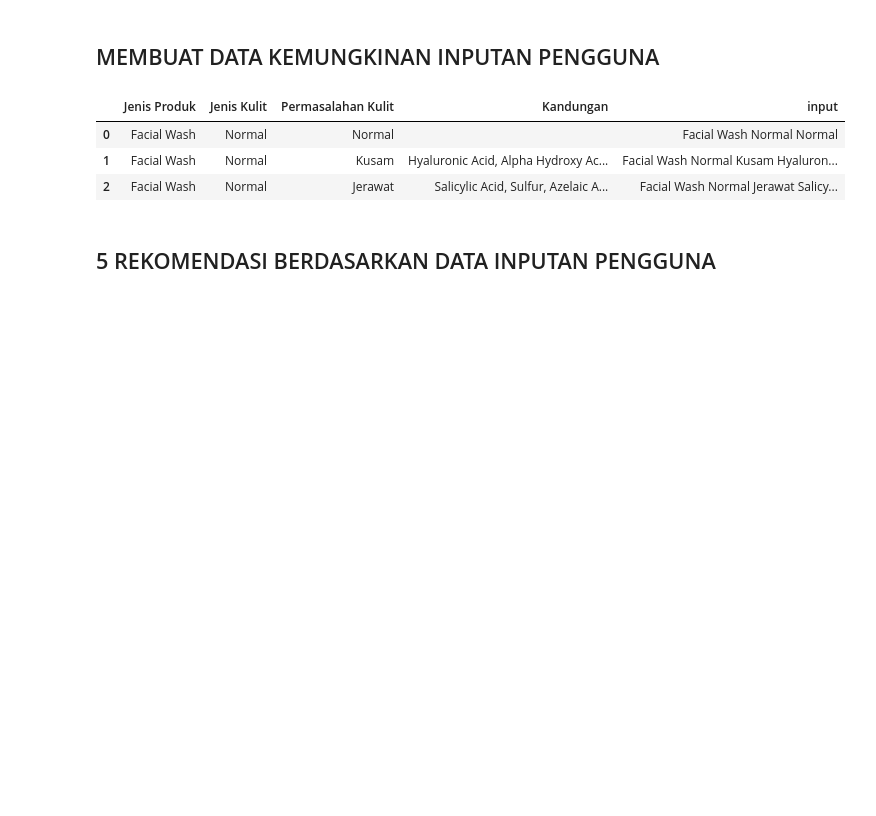
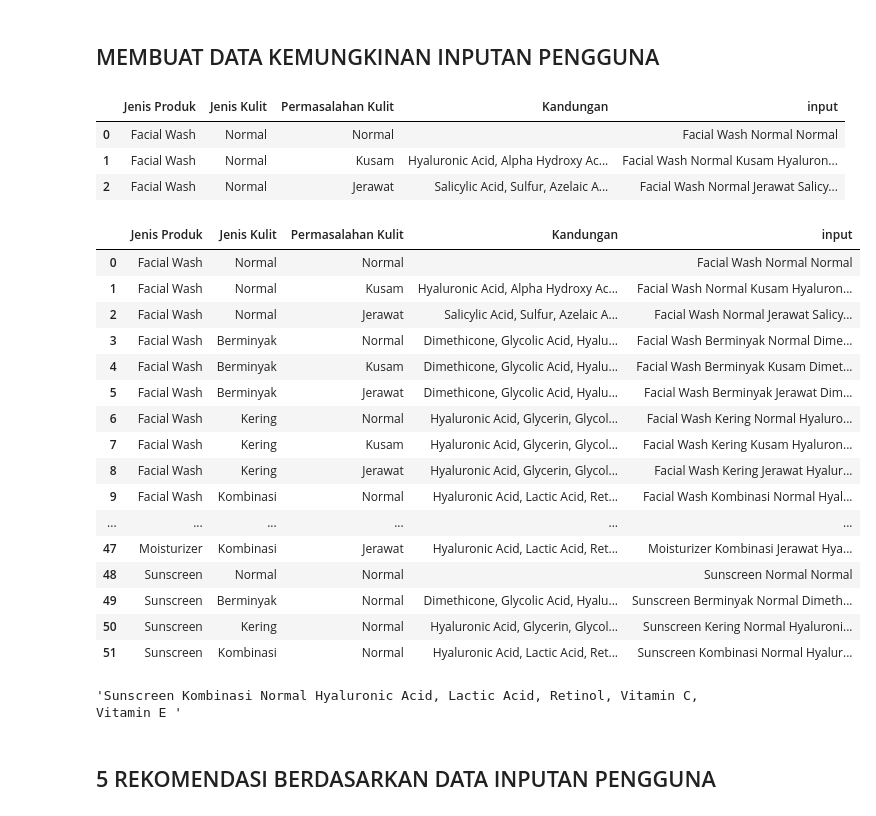
Before and after one commit to elizams1/Model-Recommendation-Skincare-Product, a Jupyter notebook: TheModels/KODE BERSIH FIX.ipynb, the cells around one changed output. Saved outputs shown, nothing was run; the diff lists cells and outputs as text; code cells hidden in the pictures; blank space fills up the shorter version.

```diff
--- a/TheModels/KODE BERSIH FIX.ipynb
+++ b/TheModels/KODE BERSIH FIX.ipynb
@@ -358,6 +359,30 @@ data_pengguna.head(3)
 | 0 | Facial Wash | Normal | Normal |  | Facial Wash Normal Normal |
 | 1 | Facial Wash | Normal | Kusam | Hyaluronic Acid, Alpha Hydroxy Ac... | Facial Wash Normal Kusam Hyaluron... |
 | 2 | Facial Wash | Normal | Jerawat | Salicylic Acid, Sulfur, Azelaic A... | Facial Wash Normal Jerawat Salicy... |
+# %%
+data_pengguna
+# %% [output]
+|  | Jenis Produk | Jenis Kulit | Permasalahan Kulit | Kandungan | input |
+| 0 | Facial Wash | Normal | Normal |  | Facial Wash Normal Normal |
+| 1 | Facial Wash | Normal | Kusam | Hyaluronic Acid, Alpha Hydroxy Ac... | Facial Wash Normal Kusam Hyaluron... |
+| 2 | Facial Wash | Normal | Jerawat | Salicylic Acid, Sulfur, Azelaic A... | Facial Wash Normal Jerawat Salicy... |
+| 3 | Facial Wash | Berminyak | Normal | Dimethicone, Glycolic Acid, Hyalu... | Facial Wash Berminyak Normal Dime... |
+| 4 | Facial Wash | Berminyak | Kusam | Dimethicone, Glycolic Acid, Hyalu... | Facial Wash Berminyak Kusam Dimet... |
+| 5 | Facial Wash | Berminyak | Jerawat | Dimethicone, Glycolic Acid, Hyalu... | Facial Wash Berminyak Jerawat Dim... |
+| 6 | Facial Wash | Kering | Normal | Hyaluronic Acid, Glycerin, Glycol... | Facial Wash Kering Normal Hyaluro... |
+| 7 | Facial Wash | Kering | Kusam | Hyaluronic Acid, Glycerin, Glycol... | Facial Wash Kering Kusam Hyaluron... |
+| 8 | Facial Wash | Kering | Jerawat | Hyaluronic Acid, Glycerin, Glycol... | Facial Wash Kering Jerawat Hyalur... |
+| 9 | Facial Wash | Kombinasi | Normal | Hyaluronic Acid, Lactic Acid, Ret... | Facial Wash Kombinasi Normal Hyal... |
+| ... | ... | ... | ... | ... | ... |
+| 47 | Moisturizer | Kombinasi | Jerawat | Hyaluronic Acid, Lactic Acid, Ret... | Moisturizer Kombinasi Jerawat Hya... |
+| 48 | Sunscreen | Normal | Normal |  | Sunscreen Normal Normal |
+| 49 | Sunscreen | Berminyak | Normal | Dimethicone, Glycolic Acid, Hyalu... | Sunscreen Berminyak Normal Dimeth... |
+| 50 | Sunscreen | Kering | Normal | Hyaluronic Acid, Glycerin, Glycol... | Sunscreen Kering Normal Hyaluroni... |
+| 51 | Sunscreen | Kombinasi | Normal | Hyaluronic Acid, Lactic Acid, Ret... | Sunscreen Kombinasi Normal Hyalur... |
+# %%
+data_pengguna['input'][51]
+# %% [output]
+'Sunscreen Kombinasi Normal Hyaluronic Acid, Lactic Acid, Retinol, Vitamin C, Vitamin E '
 # %% [markdown]
 ## 5 REKOMENDASI BERDASARKAN DATA INPUTAN PENGGUNA
 # %%
```
Also changed, not shown: parts of 1 cell of this notebook, 1 other file.
